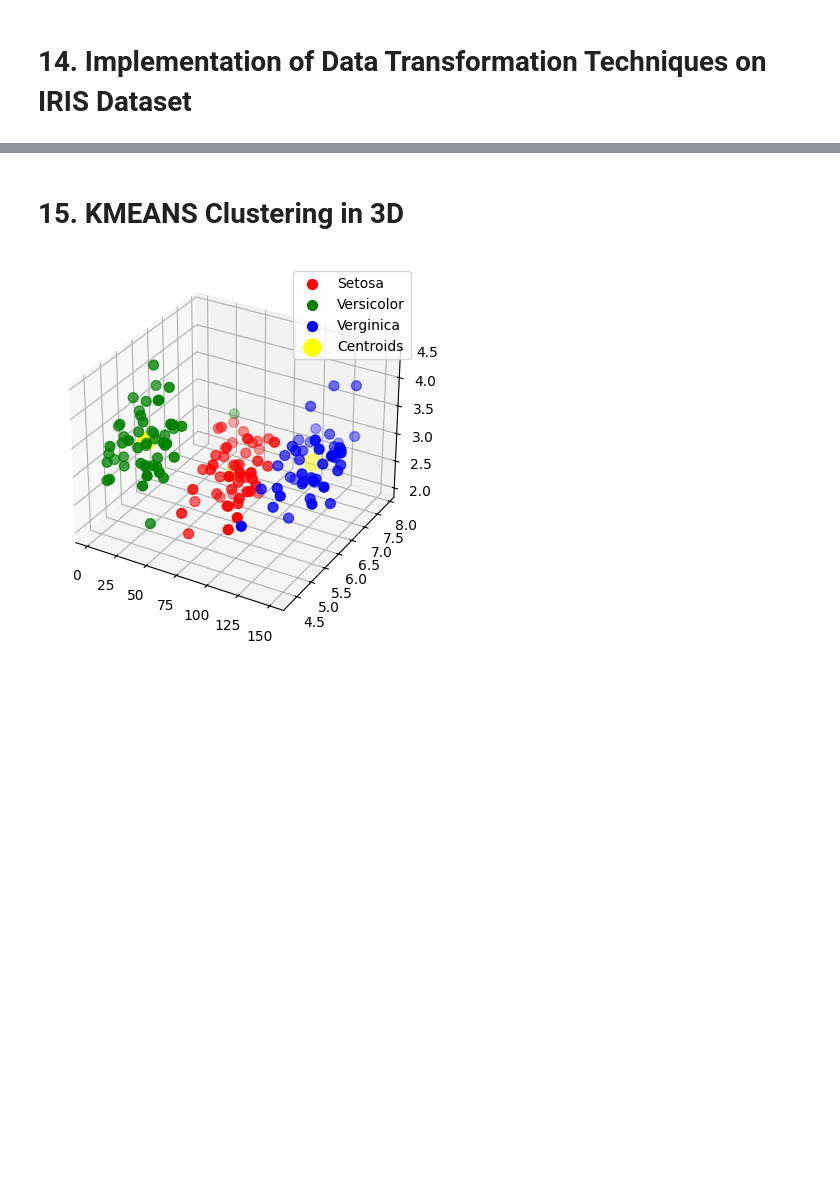
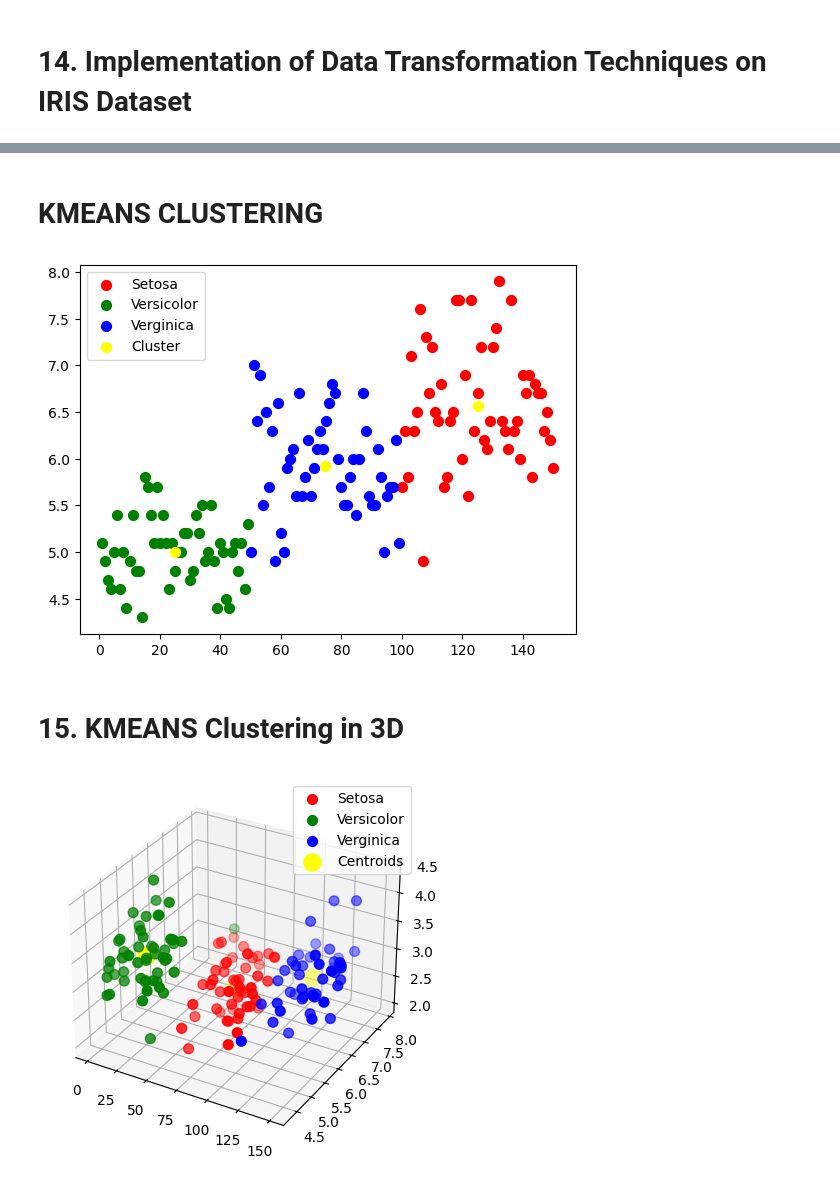
Before and after one commit to techietinker1/Predictive-Analysis, a Jupyter notebook: preprocessing.ipynb, the cells around one changed output, grey strips where cells are left out. Drawn from its saved outputs; the diff is of its cells as text; code cells hidden in the pictures; blank space fills up the shorter version.

```diff
--- a/preprocessing.ipynb
+++ b/preprocessing.ipynb
@@ -460,3 +620,30 @@ AUC :  1.0
+# %% [markdown]
+# KMEANS CLUSTERING
+# %%
+import pandas as pd
+iris = pd.read_csv("IRIS.csv")
+
+x = iris.iloc[:,:-1].values
+y = iris.iloc[:, -1].values
+
+from sklearn.model_selection import train_test_split
+x_train, x_test, y_train, y_test = train_test_split(x,y,test_size=0.2)
+
+from sklearn.cluster import KMeans
+kmeans = KMeans(n_clusters = 3)
+y_pred = kmeans.fit_predict(x)
+#print(kmeans.cluster_centers_)
+
+import matplotlib.pyplot as plt
+plt.scatter(x[y_pred == 0,0], x[y_pred == 0,1], s=50, c='red', label='Setosa')
+plt.scatter(x[y_pred == 1,0], x[y_pred == 1,1], s=50, c='green', label='Versicolor')
+plt.scatter(x[y_pred == 2,0], x[y_pred == 2,1], s=50, c='blue', label='Verginica')
+plt.scatter(kmeans.cluster_centers_[:,0], kmeans.cluster_centers_[:,1], s=50, c='yellow', label='Cluster')
+
+plt.legend()
+plt.show()
+# %% [output]
+[figure, added]
 # %% [markdown]
 # 15. KMEANS Clustering in 3D
 # %%
```
Also changed, not shown: parts of 9 cells of this notebook.
